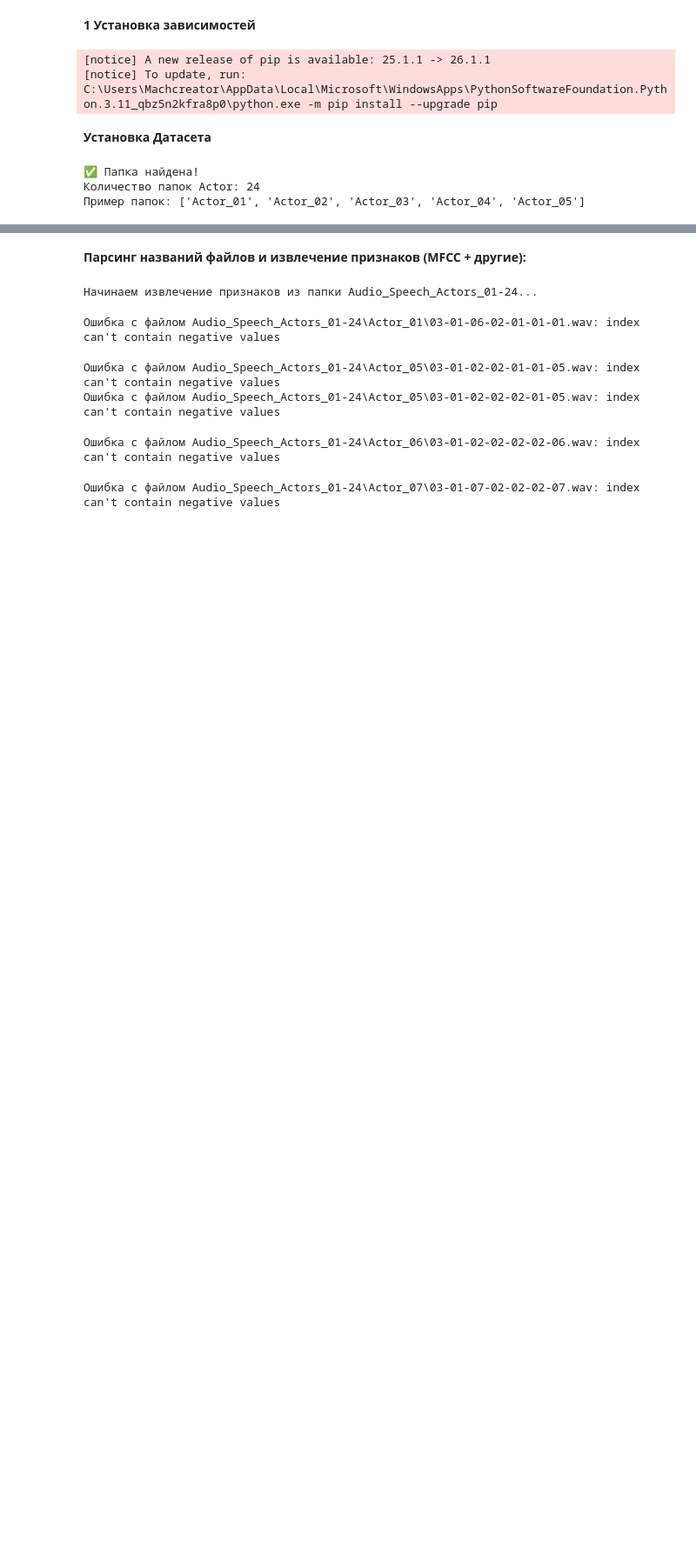
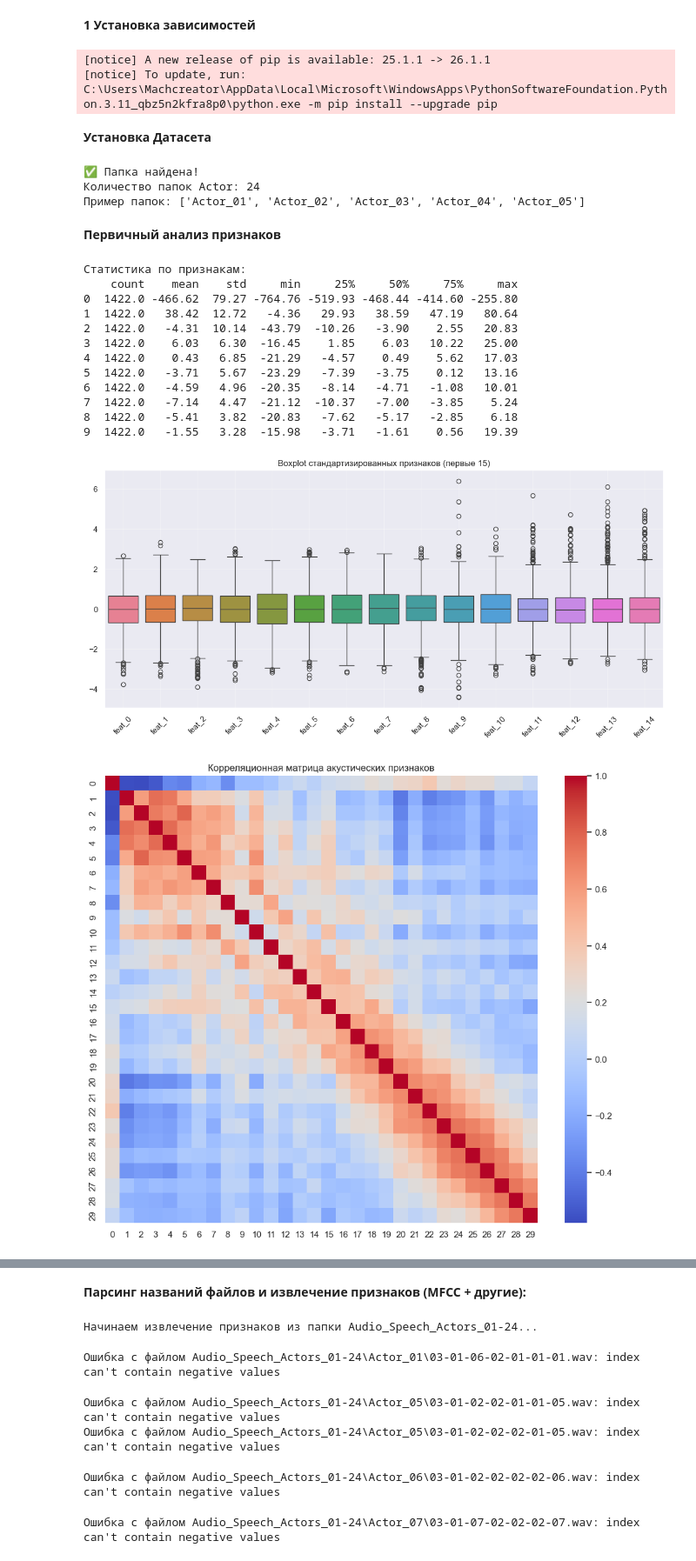
Before and after one commit to AlexYager789/Kursovaya-SER-Gumarov, a Jupyter notebook: Gumarov.ipynb, the cells around one changed output, grey strips where cells are left out. Shown at 87% size. Cells and saved outputs as stored; diff of their text form; code cells hidden in the pictures; blank space fills up the shorter version.

Commit message:
Сравнение признаков и стандартизация

```diff
--- a/Gumarov.ipynb
+++ b/Gumarov.ipynb
@@ -51,3 +51,40 @@ else:
 ✅ Папка найдена!
 Количество папок Actor: 24
 Пример папок: ['Actor_01', 'Actor_02', 'Actor_03', 'Actor_04', 'Actor_05']
+# %% [markdown]
+**Первичный анализ признаков**
+# %%
+# === Первичный анализ признаков ===
+
+print("Статистика по признакам:")
+print(pd.DataFrame(X).describe().round(2).T.head(10))  # первые 10 признаков
+
+# Boxplot для первых нескольких признаков
+plt.figure(figsize=(14, 6))
+sns.boxplot(data=pd.DataFrame(X_scaled[:, :15], columns=[f'feat_{i}' for i in range(15)]))
+plt.title('Boxplot стандартизированных признаков (первые 15)')
+plt.xticks(rotation=45)
+plt.grid(True, alpha=0.3)
+plt.show()
+
+# Корреляционная матрица (выборочно)
+corr_matrix = pd.DataFrame(X_scaled[:, :30]).corr()  # первые 30 признаков
+plt.figure(figsize=(12, 10))
+sns.heatmap(corr_matrix, cmap='coolwarm', annot=False)
+plt.title('Корреляционная матрица акустических признаков')
+plt.show()
+# %% [output]
+Статистика по признакам:
+    count    mean    std     min     25%     50%     75%     max
+0  1422.0 -466.62  79.27 -764.76 -519.93 -468.44 -414.60 -255.80
+1  1422.0   38.42  12.72   -4.36   29.93   38.59   47.19   80.64
+2  1422.0   -4.31  10.14  -43.79  -10.26   -3.90    2.55   20.83
+3  1422.0    6.03   6.30  -16.45    1.85    6.03   10.22   25.00
+4  1422.0    0.43   6.85  -21.29   -4.57    0.49    5.62   17.03
+5  1422.0   -3.71   5.67  -23.29   -7.39   -3.75    0.12   13.16
+6  1422.0   -4.59   4.96  -20.35   -8.14   -4.71   -1.08   10.01
+7  1422.0   -7.14   4.47  -21.12  -10.37   -7.00   -3.85    5.24
+8  1422.0   -5.41   3.82  -20.83   -7.62   -5.17   -2.85    6.18
+9  1422.0   -1.55   3.28  -15.98   -3.71   -1.61    0.56   19.39
+[figure, added]
+[figure, added]
```
Also changed, not shown: parts of 3 cells of this notebook, 1 other file.
